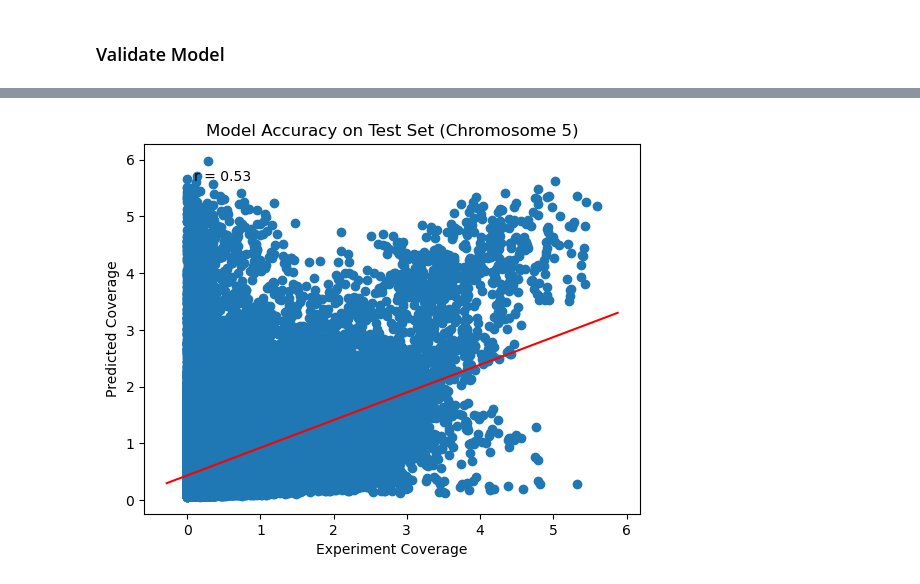
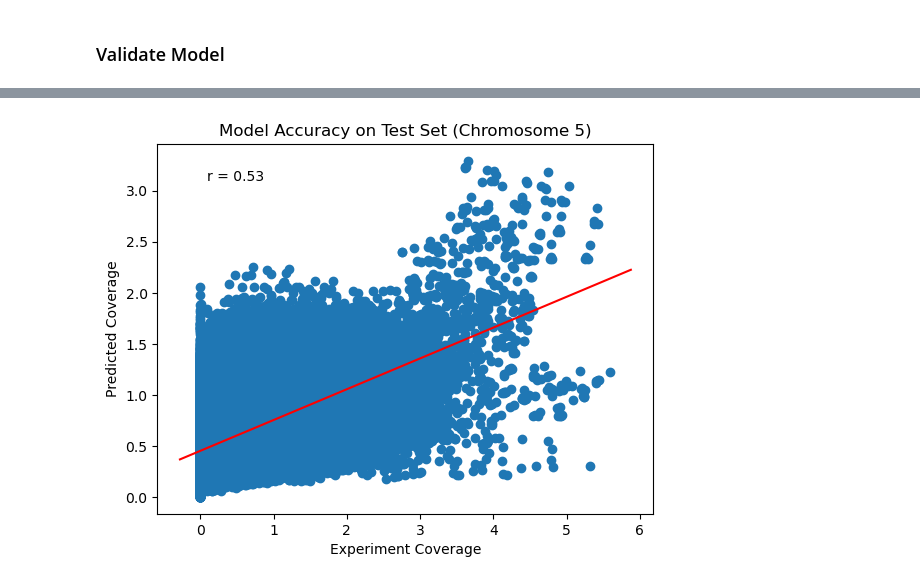
Before and after one commit to tedmonyak/CS525Arabidopsis, a Jupyter notebook: Notebooks/Ted_Model_Trainer.ipynb, the cells around one changed output, grey strips where cells are left out. Drawn from its saved outputs; the diff is of its cells as text; code cells hidden in the pictures.

```diff
--- a/Notebooks/Ted_Model_Trainer.ipynb
+++ b/Notebooks/Ted_Model_Trainer.ipynb
@@ -25,30 +28,19 @@ ModuleNotFoundError: No module named 'Load_Data'
 # %% [markdown]
 # Load Data
 # %%
-def get_data_loaders(batch_size=64, faste_files_to_load=37, normalize=False):
-    Data = load_data(data_dir=os.path.join(os.getcwd(), 'Data', 'Parsed_Data_Window'),
-                     train_val_data_to_load=math.inf,
-                     test_data_to_load=math.inf,
-                     faste_files_to_load=faste_files_to_load,
-                     normalize=normalize)
-
-    training_dataset, validation_dataset, testing_dataset = Data
-
-    train_loader = DataLoader(dataset=training_dataset,
-                              batch_size=batch_size,shuffle=True)
-    val_loader = DataLoader(dataset=validation_dataset,
-                              batch_size=batch_size,shuffle=True)
-    test_loader = DataLoader(dataset=testing_dataset,
-                              batch_size=batch_size,shuffle=True)
-    return train_loader, val_loader, test_loader
-data_dir=os.path.join(os.getcwd(), 'Data', 'Parsed_Data_Window'),
-train_val_data_to_load=math.inf,
-test_data_to_load=math.inf,
+data_dir=os.path.join(os.getcwd(), '../Data', 'Parsed_Data_Window')
+train_val_data_to_load=math.inf
+test_data_to_load=math.inf
 faste_files_to_load = 37
 normalize = False
-batch_size = 64
+batch_size = 128
 train_loader, val_loader, test_loader = get_data_loaders(
-    data_dir, train_val_data_to_load, test_data_to_load, batch_size, faste_files_to_load, normalize=normalize)
+    data_dir=data_dir,
+    train_val_data_to_load=train_val_data_to_load,
+    test_data_to_load=test_data_to_load,
+    batch_size=batch_size,
+    faste_files_to_load=faste_files_to_load,
+    normalize=normalize)
 # %% [output]
 Loading sequences from sequences.fasta
 Loading coverage from SRX391990.faste
@@ -306,6 +310,6 @@ NameError: name 'torch' is not defined
 # %% [markdown]
 ### Validate Model
 # %%
-model = torch.load("model.pth", weights_only=False)
+model = torch.load(os.path.join(os.getcwd(), "../Ted_Models/0511_3layer_CNN_256.pth"))
 model.to(device)
 model.eval()
@@ -363,36 +367,39 @@ with torch.no_grad():
         pred_list = []
         labels_list = []
         for batch_index, (X, y) in enumerate(test_loader):
             X = X.to(device)
             y = y.to(device)
             y_pred = model(X)
             y_pred = torch.exp(y_pred)
             y_pred = torch.flatten(y_pred).cpu().detach().numpy()
             pred_list.append(y_pred)
 
             y = torch.flatten(y).cpu().numpy()
             labels_list.append(y)
 
             #y_pred = y_pred.cpu().detach().numpy().reshape(output.shape[0])
             #labels=target.cpu().numpy().reshape(output.shape[0])
 
         labels = np.concatenate(labels_list)
         predictions = np.concatenate(pred_list)
 
 pearson_r = np.corrcoef(labels, predictions)[0, 1]
 
 plt.scatter(labels, predictions)
 plt.xlabel("Experiment Coverage")
 plt.ylabel("Predicted Coverage")
 plt.title("Model Accuracy on Test Set (Chromosome 5)")
 plt.text(0.1, 0.9, f"r = {pearson_r:.2f}", transform=plt.gca().transAxes)
-m, b = np.polyfit(y, y_pred, 1)
+#m, b = np.polyfit(y, y_pred, 1)
+coeffs = np.polyfit(labels, predictions, 1)
+polynomial = np.poly1d(coeffs)
 X_plot = np.linspace(plt.gca().get_xlim()[0], plt.gca().get_xlim()[1], 100)
-plt.plot(X_plot, m * X_plot + b, '-', color='red')
+y_plot = polynomial(X_plot)
+plt.plot(X_plot, y_plot, color='red')
 plt.savefig('LocalDnaCnnAccuracy.png')
 plt.show()
 # %% [output]
-[figure, old version]
+[figure, new version]
 # %%
 def loss_true(input, target):
     return math.exp(input) - target*input
```
Also changed, not shown: parts of 15 cells of this notebook, 1 other file.
